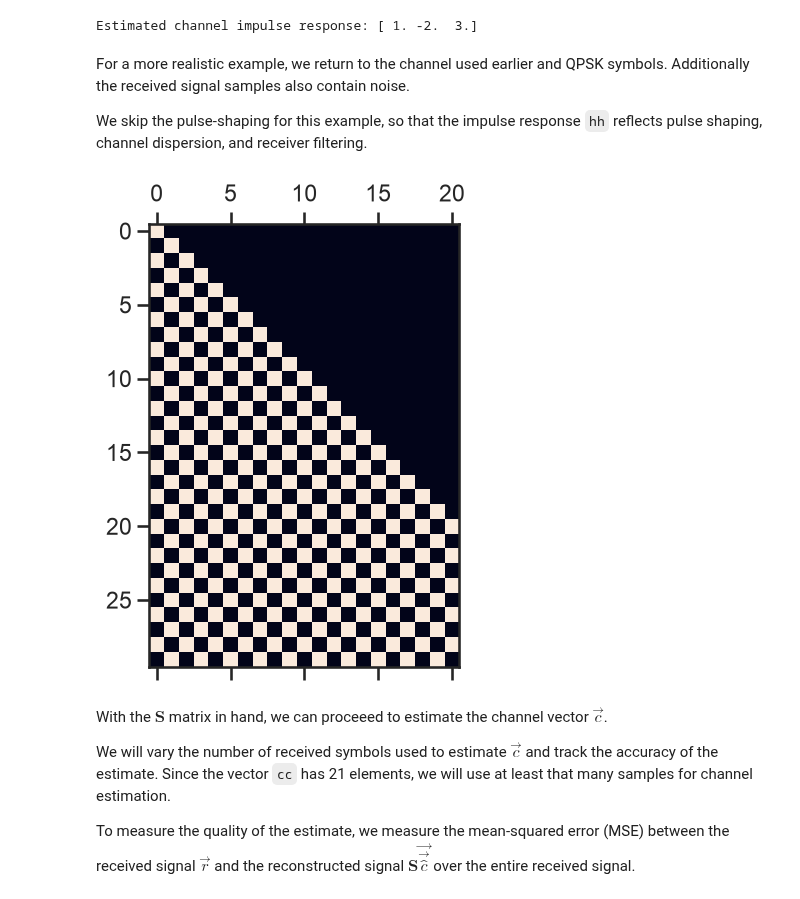
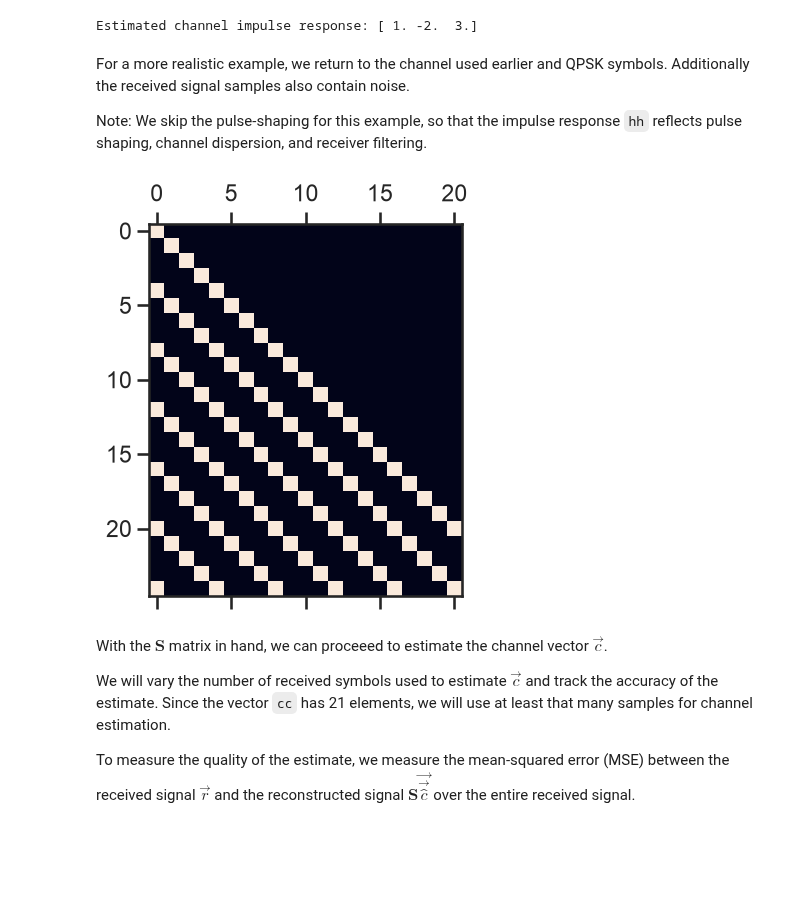
Before and after one commit to bepepa/dc_632_26, a Jupyter notebook: notebooks/080_equalization.ipynb, the cells around one changed output. Drawn from its saved outputs; the diff is of its cells as text; code cells hidden in the pictures; blank space fills up the shorter version.

```diff
--- a/notebooks/080_equalization.ipynb
+++ b/notebooks/080_equalization.ipynb
@@ -357,44 +413,48 @@ Estimated channel impulse response: [ 1. -2.  3.]
 # %% [markdown]
 For a more realistic example, we return to the channel used earlier and QPSK symbols. Additionally the received signal samples also contain noise.
 
-We skip the pulse-shaping for this example, so that the impulse response `hh` reflects pulse shaping, channel dispersion, and receiver filtering.
+Note: We skip the pulse-shaping for this example, so that the impulse response `hh` reflects pulse shaping, channel dispersion, and receiver filtering.
 # %%
 ## generate a QPSK signal
+N = 200 # symbols
 payload_bits = RandomBitSource().get_bits(2*N)
 payload_constellation = standard_constellation.QPSK
 syms = modulation(payload_bits, payload_constellation)
+
+## dispersive channel
+fsT = 4
+cr = np.array([0.1, 0, -0.3j, 0, 0, 1, 0, 0, 0, 0.3j, 0, 0, 0, 0, 0.2-0.7j, 0, 0, 0, 0, 0, 0.1j])
 
 # convolve symbols and channel
 sig = np.zeros(fsT * (len(syms) - 1) + 1, dtype=syms.dtype)
 sig[::fsT] = syms
 
-## dispersive channel
-cr = np.array([0.1, 0, -0.3j, 0, 0, 1, 0, 0, 0, 0.3j, 0, 0, 0, 0, 0.2-0.7j, 0, 0, 0, 0, 0, 0.1j])
+sig = np.convolve(sig, cr)
 
+# noise level
 SNR_db = 20
 SNR = 10**(SNR_db/10)
 
 # received signal
-sig = np.convolve(sig, cr)
 rrr = sig + 1/(np.sqrt(2*SNR))*(np.random.randn(len(sig)) + 1j*np.random.randn(len(sig)))
 # %%
 ## construct the matrix S via upsampling and use of scipy.linalg.toeplitz
 # the first columns of S is the upsampled symbols vector
 sc = np.zeros_like(rrr)
 sc[0:N*fsT:fsT] = syms
 
 # the first row is [syms[0], 0, ..., 0]
 sr = np.zeros_like(cr)
 sr[0] = syms[0]
 
 SSr = toeplitz(sc, sr)
 
 # visualize the first few rows of SS - look for band-structure
-plt.matshow(np.abs(SSr[:30,:]))
+plt.matshow(np.abs(SSr[:25,:]))
 
 plt.show()
 # %% [output]
-[figure, old version]
+[figure, new version]
 # %% [markdown]
 With the $\mathbf{S}$ matrix in hand, we can proceeed to estimate the channel vector $\vec{c}$.
 
```
Also changed, not shown: parts of 60 cells of this notebook.
